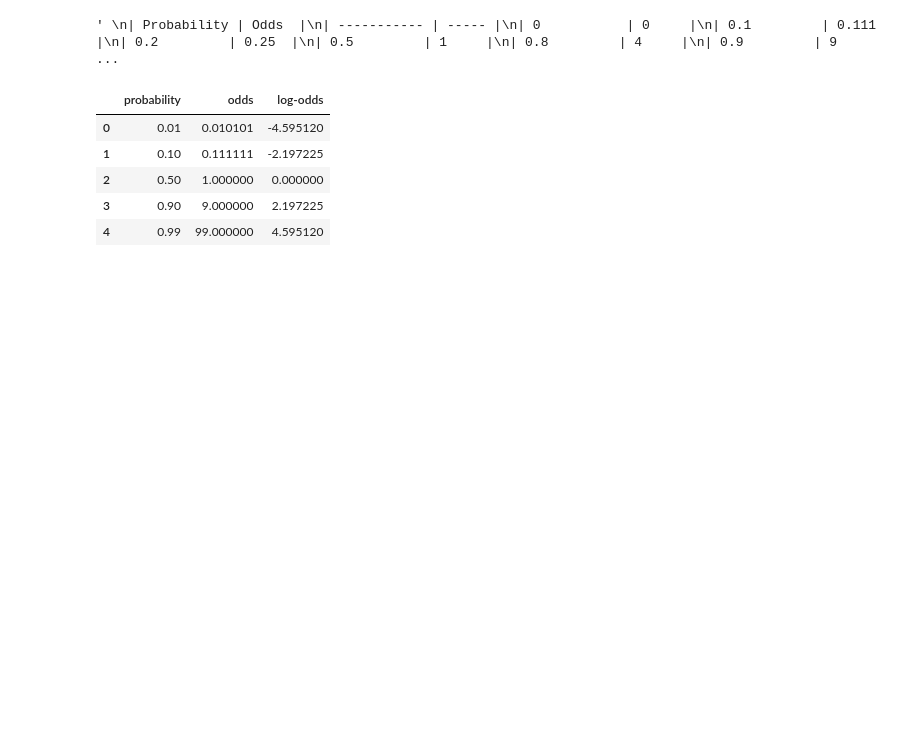
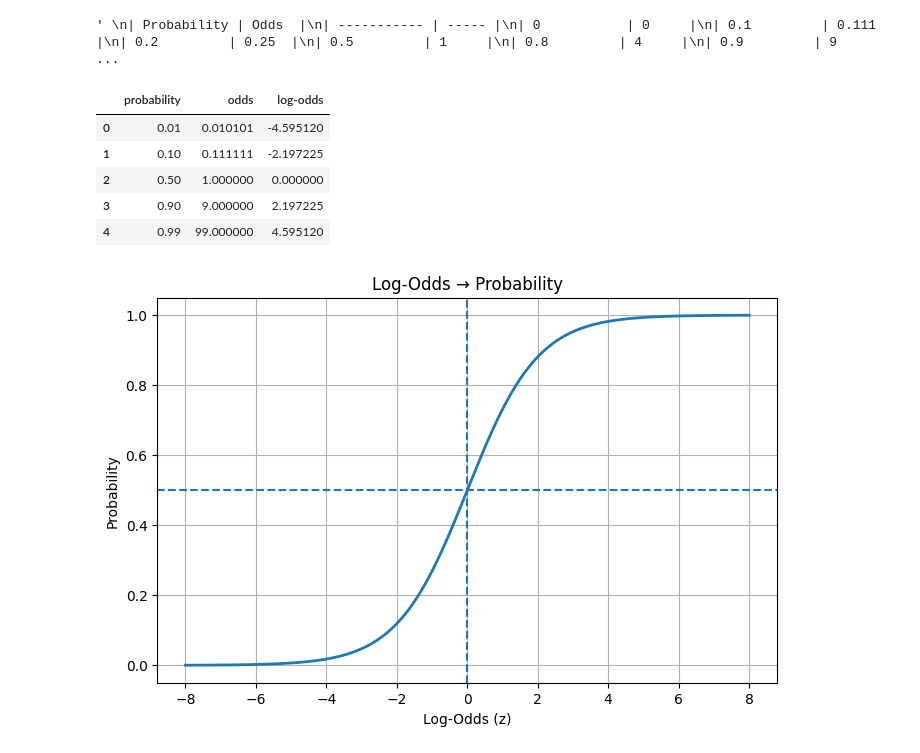
Before and after one commit to AyushDevadiga1/Machine-Learning, a Jupyter notebook: logistic-regression/LogisticRegressionDerivation.ipynb, the cells around one changed output. Cells and saved outputs as stored; diff of their text form; code cells hidden in the pictures; blank space fills up the shorter version.

```diff
--- a/logistic-regression/LogisticRegressionDerivation.ipynb
+++ b/logistic-regression/LogisticRegressionDerivation.ipynb
@@ -255,0 +270,18 @@ probas
+# %%
+z = np.linspace(-8, 8, 500)
+
+p = np.exp(z) / (1 + np.exp(z))
+
+plt.figure(figsize=(8,5))
+plt.plot(z, p, linewidth=2)
+plt.axvline(0, linestyle="--")
+plt.axhline(0.5, linestyle="--")
+
+plt.xlabel("Log-Odds (z)")
+plt.ylabel("Probability")
+plt.title("Log-Odds → Probability")
+plt.grid(True)
+
+plt.show()
+# %% [output]
+[figure, added]
```
Also changed, not shown: parts of 5 cells of this notebook.
